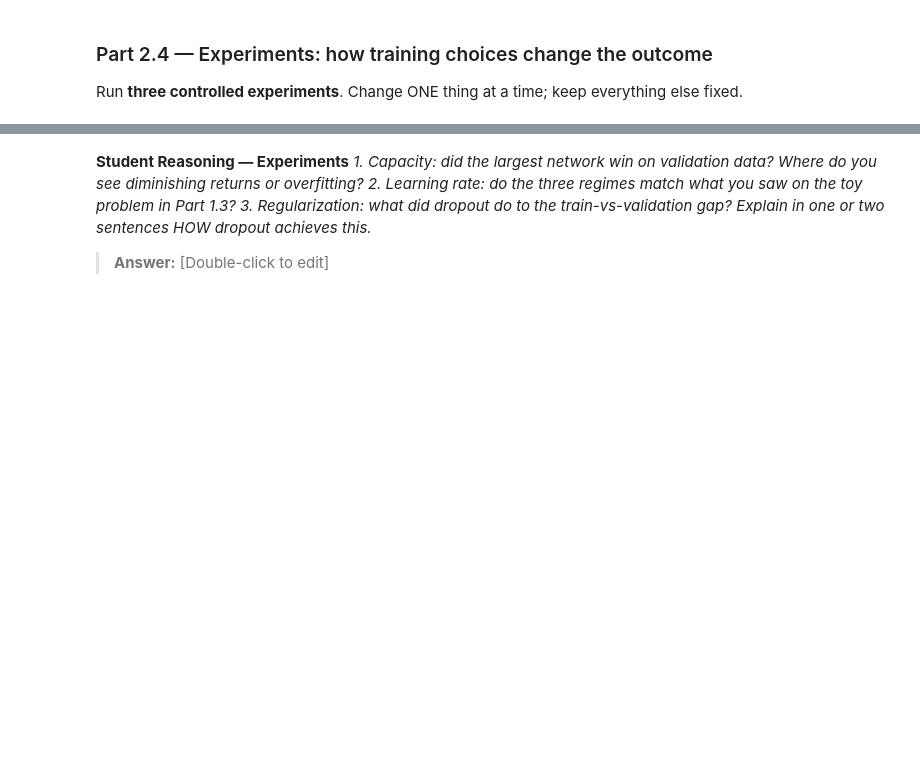
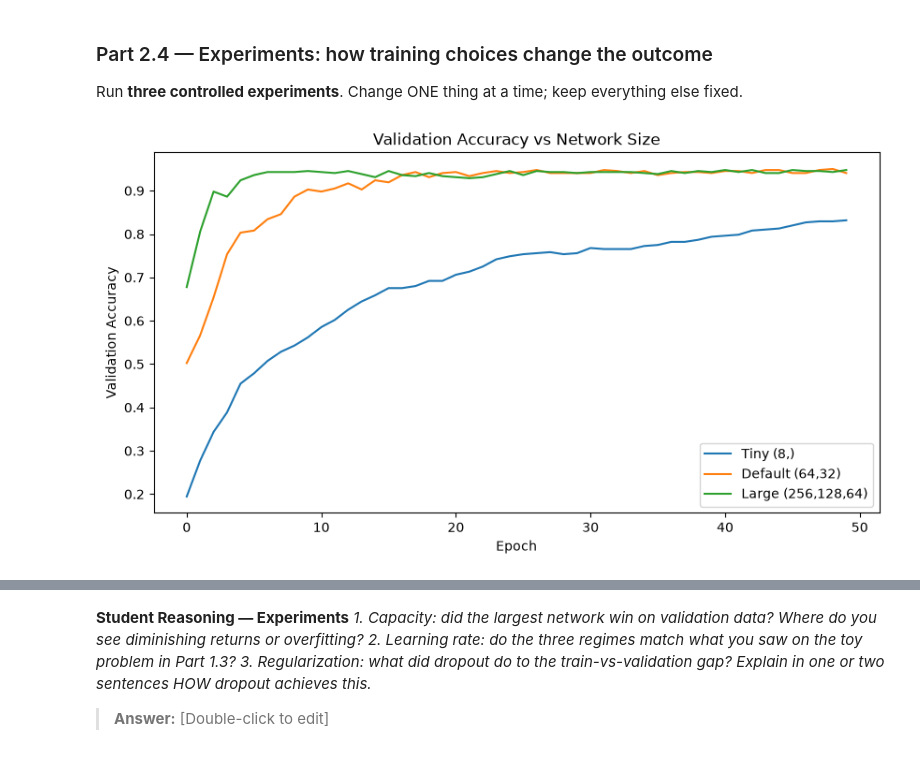
Before and after one commit to kgyamebi/lab-3, a Jupyter notebook: Lab_3.ipynb, the cells around one changed output, grey strips where cells are left out. Cells and saved outputs as stored; diff of their text form; code cells hidden in the pictures; blank space fills up the shorter version.

Commit message:
Completed Part 2.4 experiments

```diff
--- a/Lab_3.ipynb
+++ b/Lab_3.ipynb
@@ -848,0 +985,19 @@ Run **three controlled experiments**. Change ONE thing at a time; keep everythin
+# %%
+tiny = run_experiment(hidden_sizes=(8,))
+default = run_experiment(hidden_sizes=(64, 32))
+large = run_experiment(hidden_sizes=(256, 128, 64))
+
+plt.figure(figsize=(10,5))
+
+plt.plot(tiny["val_acc"], label="Tiny (8,)")
+plt.plot(default["val_acc"], label="Default (64,32)")
+plt.plot(large["val_acc"], label="Large (256,128,64)")
+
+plt.title("Validation Accuracy vs Network Size")
+plt.xlabel("Epoch")
+plt.ylabel("Validation Accuracy")
+
+plt.legend()
+plt.show()
+# %% [output]
+[figure, added]
```
Also changed, not shown: parts of 5 cells of this notebook.
